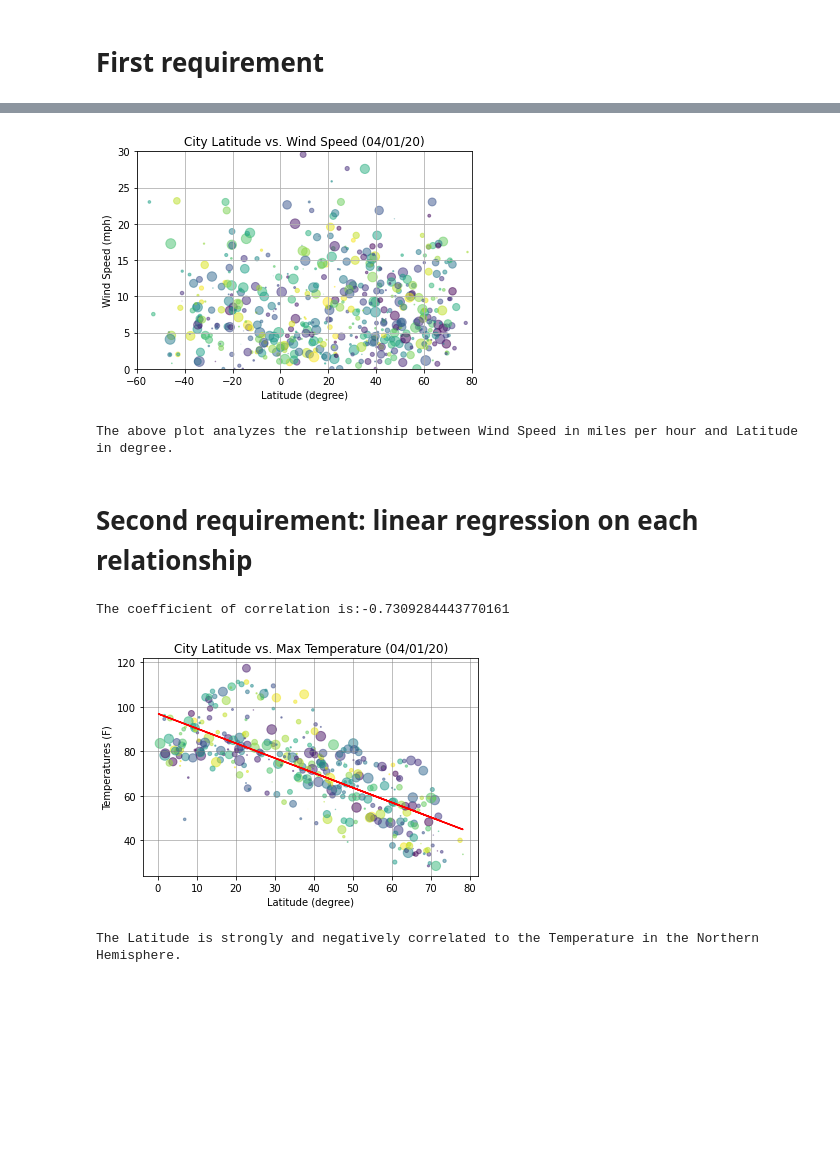
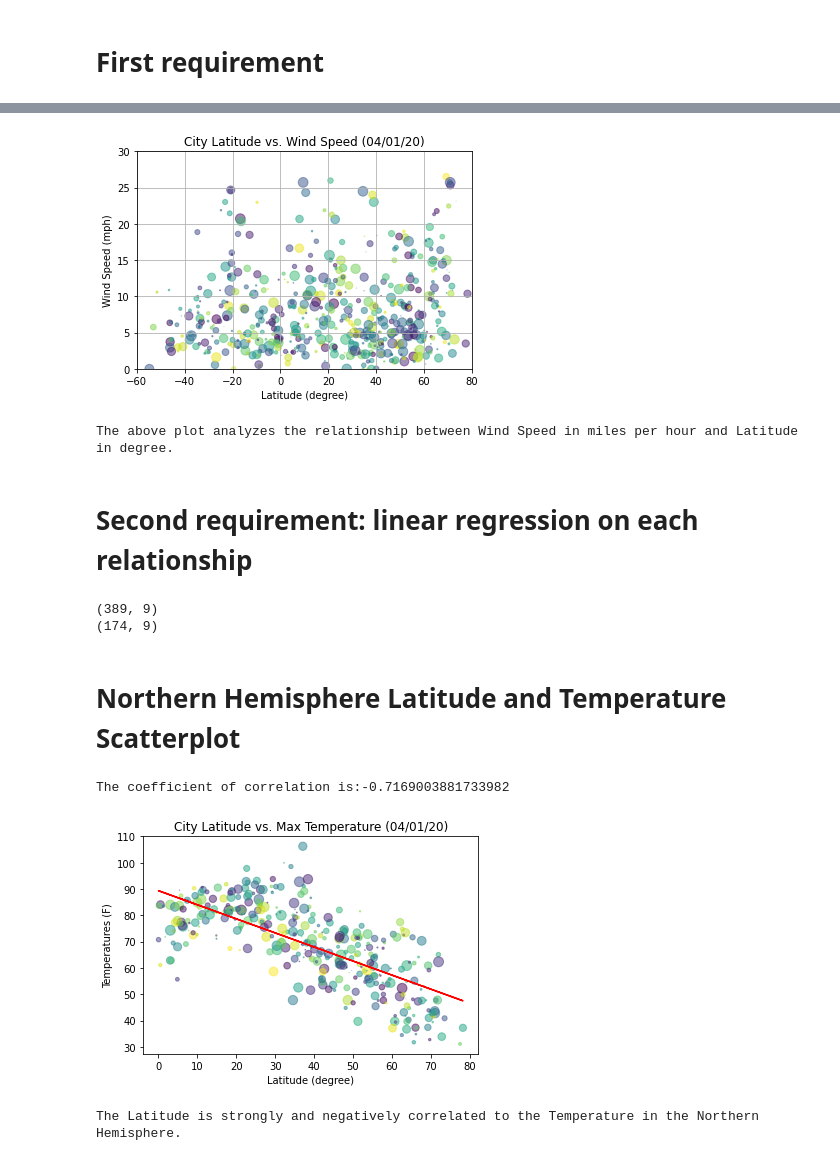
Before and after one commit to davro76/Python_API_Challenge, a Jupyter notebook: WeatherPy/weatherpy.ipynb, the cells around one changed output, grey strips where cells are left out. Drawn from its saved outputs; the diff is of its cells as text; code cells hidden in the pictures; blank space fills up the shorter version.

Commit message:
Python API Challenge

```diff
--- a/WeatherPy/weatherpy.ipynb
+++ b/WeatherPy/weatherpy.ipynb
@@ -227,7 +231,7 @@ print("The above plot analyzes the relationship between Cloudiness in percentage
 The above plot analyzes the relationship between Cloudiness in percentage and Latitude in degree.
 # %%
 # Latitude vs. Wind Speed Plot
-N = 560
+N = 563
 x = weather_df["Lat"]
 y = weather_df["Wind Speed"]
 colors = np.random.rand(N)
@@ -243,7 +247,7 @@ plt.savefig("/Users/rodneydavermann/Desktop/Python_api_Challenge/OutputData/Lati
 plt.show()
 print("The above plot analyzes the relationship between Wind Speed in miles per hour and Latitude in degree.")
 # %% [output]
-[figure, old version]
+[figure, new version]
 The above plot analyzes the relationship between Wind Speed in miles per hour and Latitude in degree.
 # %% [markdown]
 # Second requirement: linear regression on each relationship
@@ -253,6 +257,15 @@ The above plot analyzes the relationship between Wind Speed in miles per hour an
 NorthernHemisphere = weather_df[weather_df["Lat"]>=0]
 
 SouthernHemisphere = weather_df[weather_df["Lat"]<0]
+
+print(NorthernHemisphere.shape)
+
+print(SouthernHemisphere.shape)
+# %% [output]
+(389, 9)
+(174, 9)
+# %% [markdown]
+# Northern Hemisphere Latitude and Temperature Scatterplot
 # %%
 # Create two arrays that represent Latitude and Temperature
 x = NorthernHemisphere["Lat"]
@@ -268,38 +281,36 @@ def regression(x):
 linear_regression = list(map(regression, x))
 
 # Size of the NorthernHemisphere dataset
-N = 396
+N = 389
 
 # Defining area and color for each point in the scatterplot
 colors = np.random.rand(N)
 area = (10 * np.random.rand(N))**2
 
  # Scatterplot
 plt.scatter(x, y,s=area, c=colors, alpha=0.5)
 
 # x-axis title
 plt.xlabel("Latitude (degree)")
 
 #y-axis title
 plt.ylabel("Temperatures (F)")
 
 # Graph title
 plt.title("City Latitude vs. Max Temperature (04/01/20)")
 
-# Adding a customize grid
-plt.grid(color="gray", linestyle="-", linewidth=0.5)
 
 # Drawing a customize line of regression  in the plot
 plt.plot(x, linear_regression, color="red")
 
 # display r and the scatterplot
 print(f"The coefficient of correlation is:{r}")
-plt.savefig("/Users/rodneydavermann/Desktop/Python_api_Challenge/OutputData/LatitudeTemperature_reg.png")
+plt.savefig("/Users/rodneydavermann/Desktop/Python_api_Challenge/OutputData/LatitudeTemperature_north.png")
 plt.show()
 
 # Explanation of r
 print("The Latitude is strongly and negatively correlated to the Temperature in the Northern Hemisphere.")
 # %% [output]
-The coefficient of correlation is:-0.7309284443770161
+The coefficient of correlation is:-0.7169003881733982
-[figure, old version]
+[figure, new version]
 The Latitude is strongly and negatively correlated to the Temperature in the Northern Hemisphere.
```
Also changed, not shown: parts of 23 cells of this notebook, 16 other files.
